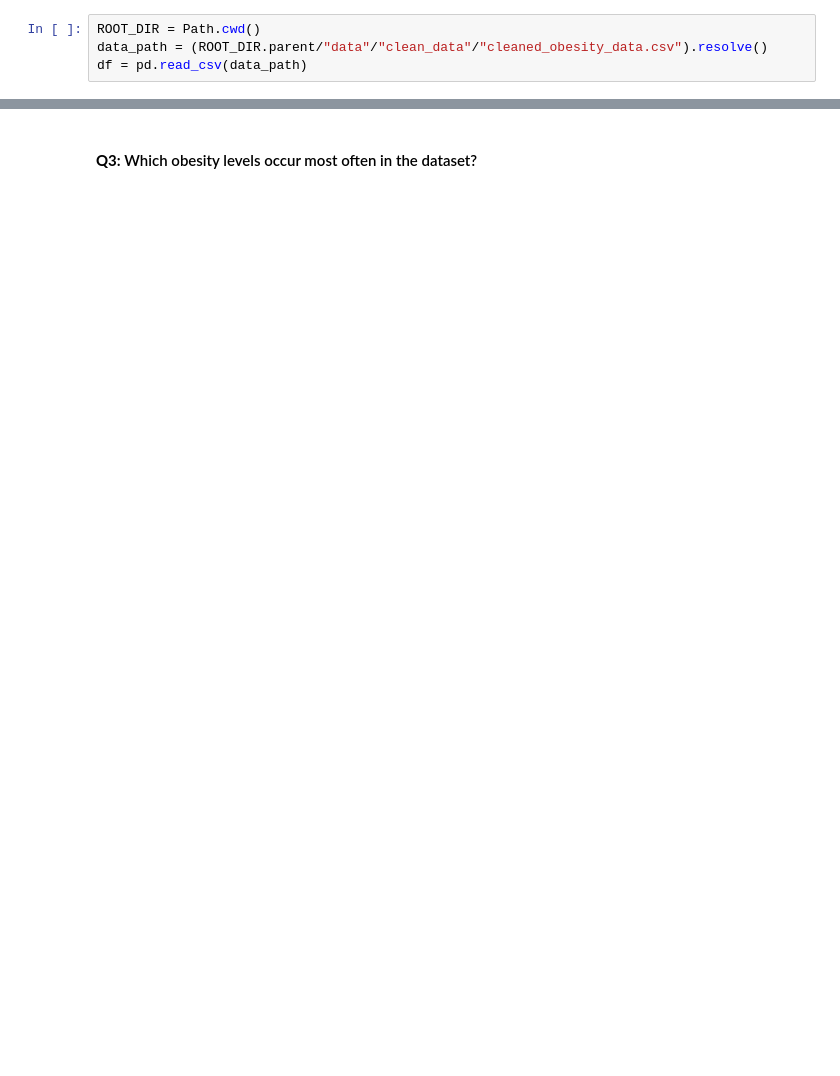
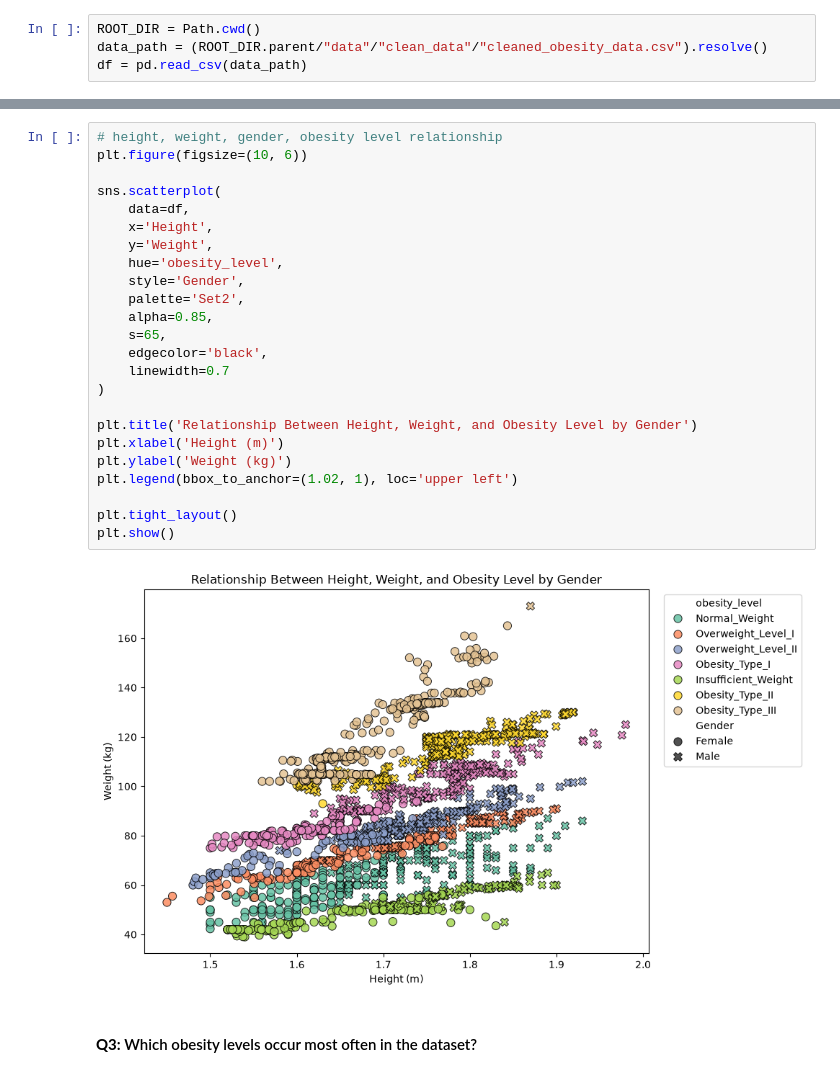
Before and after one commit to Radikahn/133Obesity, a Jupyter notebook: notebooks/data_exploration.ipynb, the cells around one changed output, grey strips where cells are left out. Cells and saved outputs as stored; diff of their text form; blank space fills up the shorter version.

```diff
--- a/notebooks/data_exploration.ipynb
+++ b/notebooks/data_exploration.ipynb
@@ -22,2 +63,28 @@ df = pd.read_csv(data_path)
+# %%
+# height, weight, gender, obesity level relationship
+plt.figure(figsize=(10, 6))
+
+sns.scatterplot(
+    data=df,
+    x='Height',
+    y='Weight',
+    hue='obesity_level',
+    style='Gender',
+    palette='Set2',
+    alpha=0.85,
+    s=65,
+    edgecolor='black',
+    linewidth=0.7
+)
+
+plt.title('Relationship Between Height, Weight, and Obesity Level by Gender')
+plt.xlabel('Height (m)')
+plt.ylabel('Weight (kg)')
+plt.legend(bbox_to_anchor=(1.02, 1), loc='upper left')
+
+plt.tight_layout()
+plt.show()
+# %% [output]
+[figure, added]
 # %% [markdown]
 #### **Q3:** Which obesity levels occur most often in the dataset?
```
Also changed, not shown: parts of 8 cells of this notebook, 2 other files.
